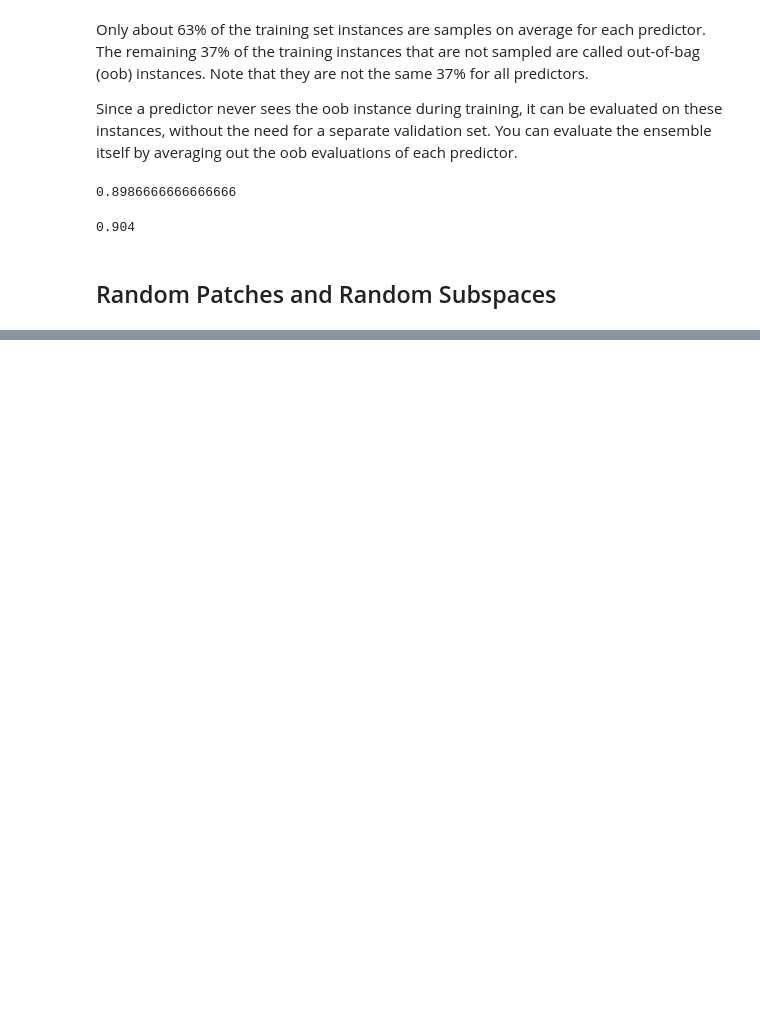
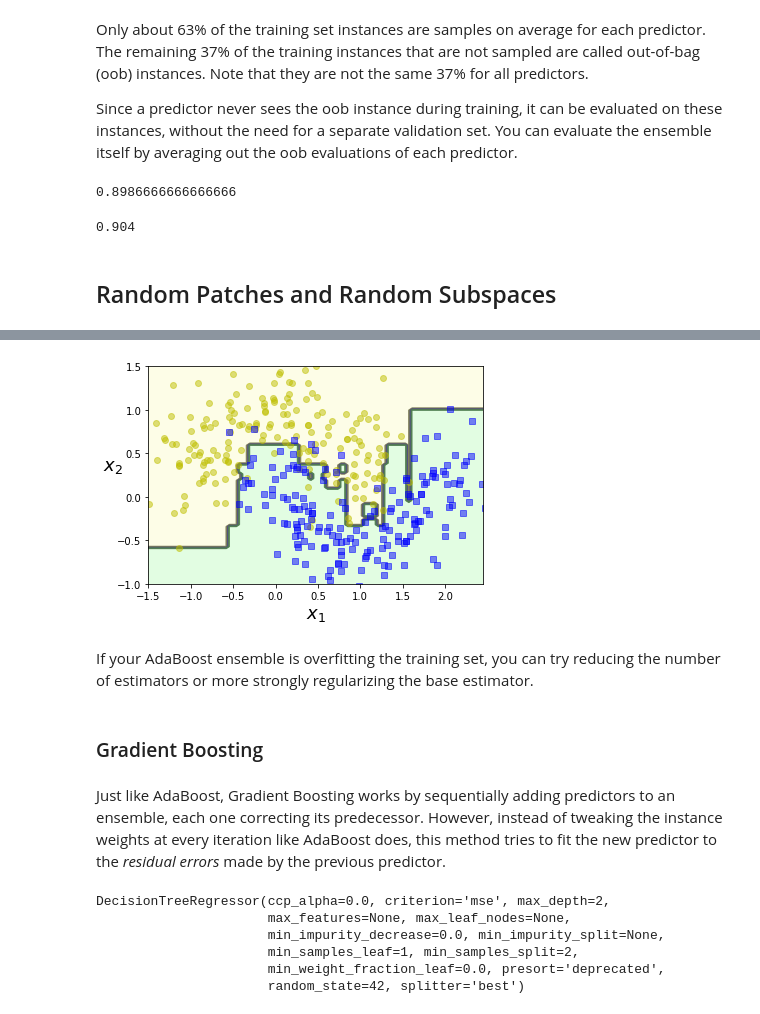
Before and after one commit to saguillo2000/Hands-On-ML-Notes, a Jupyter notebook: Chapter7.ipynb, the cells around one changed output, grey strips where cells are left out. Drawn from its saved outputs; the diff is of its cells as text; code cells hidden in the pictures; blank space fills up the shorter version.

```diff
--- a/Chapter7.ipynb
+++ b/Chapter7.ipynb
@@ -153,0 +173,8 @@ accuracy_score(y_test, y_pred)
+# %%
+#Similar rnd_clf
+bag_clf = BaggingClassifier(
+    DecisionTreeClassifier(splitter="random", max_leaf_nodes=16, random_state=42),
+    n_estimators=500, max_samples=1.0, bootstrap=True, random_state=42)
+
+bag_clf.fit(X_train, y_train)
+y_pred = bag_clf.predict(X_test)
@@ -153,0 +193,5 @@ accuracy_score(y_test, y_pred)
+# %%
+from sklearn.ensemble import ExtraTreesClassifier
+
+ext_clf = ExtraTreesClassifier(n_estimators=500, max_leaf_nodes=16, n_jobs=-1)
+ext_clf.fit(X_train, y_train)
@@ -153,0 +239,28 @@ accuracy_score(y_test, y_pred)
+# %%
+from matplotlib.colors import ListedColormap
+import matplotlib.pyplot as plt
+
+def plot_decision_boundary(clf, X, y, axes=[-1.5, 2.45, -1, 1.5], alpha=0.5, contour=True):
+    x1s = np.linspace(axes[0], axes[1], 100)
+    x2s = np.linspace(axes[2], axes[3], 100)
+    x1, x2 = np.meshgrid(x1s, x2s)
+    X_new = np.c_[x1.ravel(), x2.ravel()]
+    y_pred = clf.predict(X_new).reshape(x1.shape)
+    custom_cmap = ListedColormap(['#fafab0','#9898ff','#a0faa0'])
+    plt.contourf(x1, x2, y_pred, alpha=0.3, cmap=custom_cmap)
+    if contour:
+        custom_cmap2 = ListedColormap(['#7d7d58','#4c4c7f','#507d50'])
+        plt.contour(x1, x2, y_pred, cmap=custom_cmap2, alpha=0.8)
+    plt.plot(X[:, 0][y==0], X[:, 1][y==0], "yo", alpha=alpha)
+    plt.plot(X[:, 0][y==1], X[:, 1][y==1], "bs", alpha=alpha)
+    plt.axis(axes)
+    plt.xlabel(r"$x_1$", fontsize=18)
+    plt.ylabel(r"$x_2$", fontsize=18, rotation=0)
+# %%
+from sklearn.ensemble import AdaBoostClassifier
+
+ada_clf = AdaBoostClassifier(
+    DecisionTreeClassifier(max_depth=1), n_estimators=200,
+    algorithm="SAMME.R",learning_rate=0.5)
+
+ada_clf.fit(X_train, y_train)
@@ -153,0 +284,10 @@ accuracy_score(y_test, y_pred)
+# %%
+plot_decision_boundary(ada_clf, X_train, y_train)
+# %% [output]
+[figure, added]
+# %% [markdown]
+If your AdaBoost ensemble is overfitting the training set, you can try reducing the number of estimators or more strongly regularizing the base estimator.
+# %% [markdown]
+### Gradient Boosting
+# %% [markdown]
+Just like AdaBoost, Gradient Boosting works by sequentially adding predictors to an ensemble, each one correcting its predecessor. However, instead of tweaking the instance weights at every iteration like AdaBoost does, this method tries to fit the new predictor to the *residual errors* made by the previous predictor.
@@ -153,0 +298,12 @@ accuracy_score(y_test, y_pred)
+# %%
+from sklearn.tree import DecisionTreeRegressor
+
+tree_reg1 = DecisionTreeRegressor(max_depth=2, random_state=42)
+tree_reg1.fit(X, y)
+# %% [output]
+DecisionTreeRegressor(ccp_alpha=0.0, criterion='mse', max_depth=2,
+                      max_features=None, max_leaf_nodes=None,
+                      min_impurity_decrease=0.0, min_impurity_split=None,
+                      min_samples_leaf=1, min_samples_split=2,
+                      min_weight_fraction_leaf=0.0, presort='deprecated',
+                      random_state=42, splitter='best')
```
Also changed, not shown: parts of 33 cells of this notebook.
